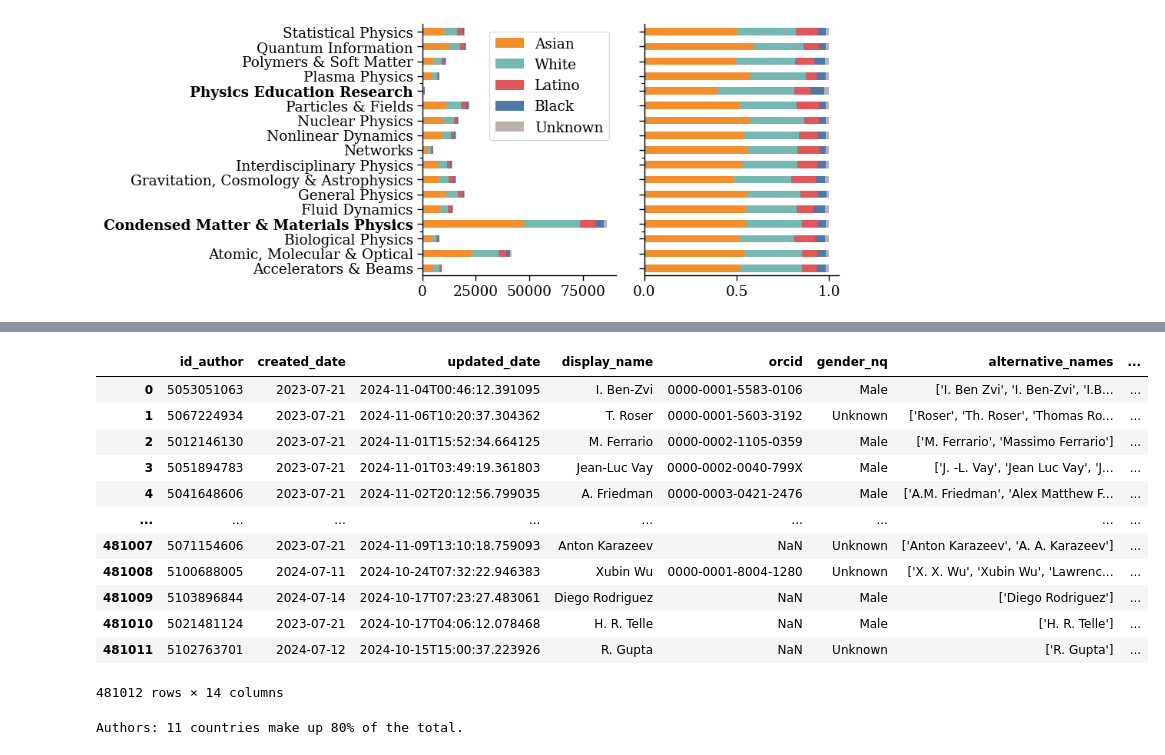
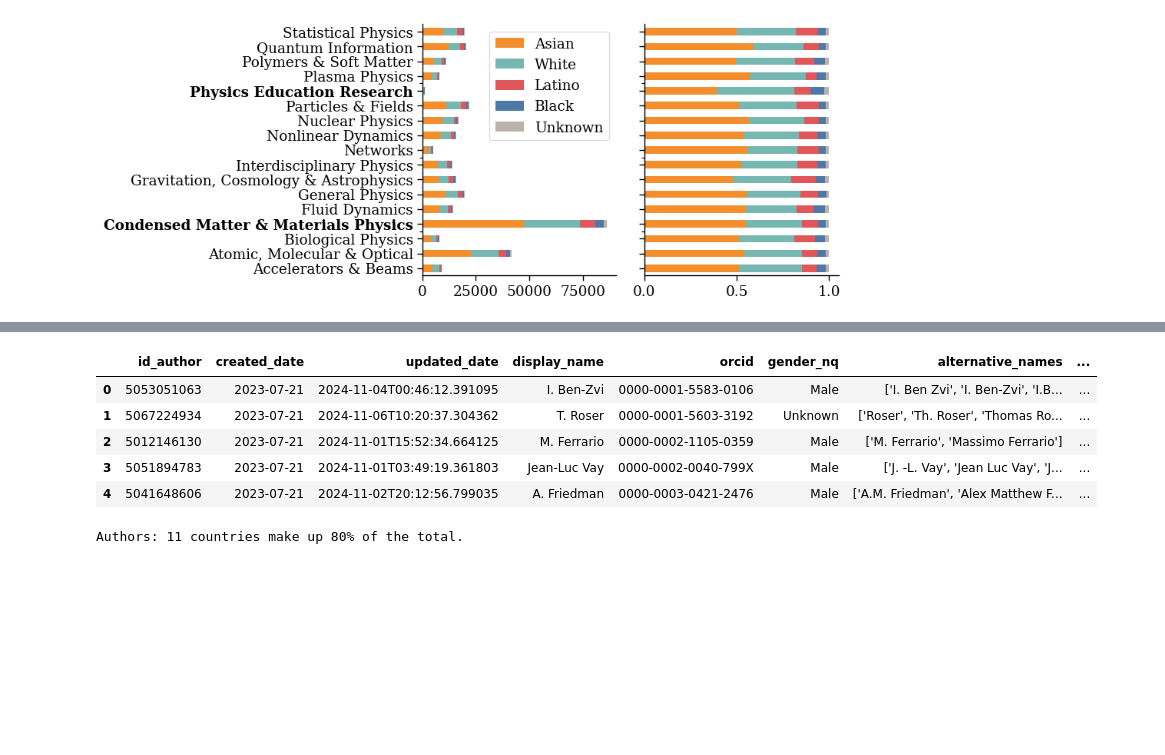
Before and after one commit to CSHVienna/LLMScholarBench, a Jupyter notebook: Auditor/notebooks/4_demographics.ipynb, the cells around one changed output, grey strips where cells are left out. Cells and saved outputs as stored; diff of their text form; code cells hidden in the pictures; blank space fills up the shorter version.

```diff
--- a/Auditor/notebooks/4_demographics.ipynb
+++ b/Auditor/notebooks/4_demographics.ipynb
@@ -105,21 +111,14 @@ df_gt_stats.sort_values(('gender_fractions_2', 'Female'), ascending=False)
 | Plasma Physics | 8142 | 483 | 3309 | 1087 | 3262 | 0.059329 | 0.406461 | 0.133522 | 0.400688 | ... |
 | General Physics | 19842 | 1259 | 8381 | 3221 | 6976 | 0.063467 | 0.422493 | 0.162373 | 0.351666 | ... |
 # %%
-df_all_authors_demographics
+df_all_authors_demographics.head()
 # %% [output]
 |  | id_author | created_date | updated_date | display_name | orcid | gender_nq | alternative_names | ... |
 | 0 | 5053051063 | 2023-07-21 | 2024-11-04T00:46:12.391095 | I. Ben‐Zvi | 0000-0001-5583-0106 | Male | ['I. Ben Zvi', 'I. Ben‐Zvi', 'I.B... | ... |
 | 1 | 5067224934 | 2023-07-21 | 2024-11-06T10:20:37.304362 | T. Roser | 0000-0001-5603-3192 | Unknown | ['Roser', 'Th. Roser', 'Thomas Ro... | ... |
 | 2 | 5012146130 | 2023-07-21 | 2024-11-01T15:52:34.664125 | M. Ferrario | 0000-0002-1105-0359 | Male | ['M. Ferrario', 'Massimo Ferrario'] | ... |
 | 3 | 5051894783 | 2023-07-21 | 2024-11-01T03:49:19.361803 | Jean-Luc Vay | 0000-0002-0040-799X | Male | ['J. ‐L. Vay', 'Jean Luc Vay', 'J... | ... |
 | 4 | 5041648606 | 2023-07-21 | 2024-11-02T20:12:56.799035 | A. Friedman | 0000-0003-0421-2476 | Male | ['A.M. Friedman', 'Alex Matthew F... | ... |
-| ... | ... | ... | ... | ... | ... | ... | ... | ... |
-| 481007 | 5071154606 | 2023-07-21 | 2024-11-09T13:10:18.759093 | Anton Karazeev | NaN | Unknown | ['Anton Karazeev', 'A. A. Karazeev'] | ... |
-| 481008 | 5100688005 | 2024-07-11 | 2024-10-24T07:32:22.946383 | Xubin Wu | 0000-0001-8004-1280 | Unknown | ['X. X. Wu', 'Xubin Wu', 'Lawrenc... | ... |
-| 481009 | 5103896844 | 2024-07-14 | 2024-10-17T07:23:27.483061 | Diego Rodriguez | NaN | Male | ['Diego Rodriguez'] | ... |
-| 481010 | 5021481124 | 2023-07-21 | 2024-10-17T04:06:12.078468 | H. R. Telle | NaN | Male | ['H. R. Telle'] | ... |
-| 481011 | 5102763701 | 2024-07-12 | 2024-10-15T15:00:37.223926 | R. Gupta | NaN | Unknown | ['R. Gupta'] | ... |
-481012 rows × 14 columns
 # %%
 attribute = 'country_code'
 
```
Also changed, not shown: parts of 8 cells of this notebook, 4 other files.
